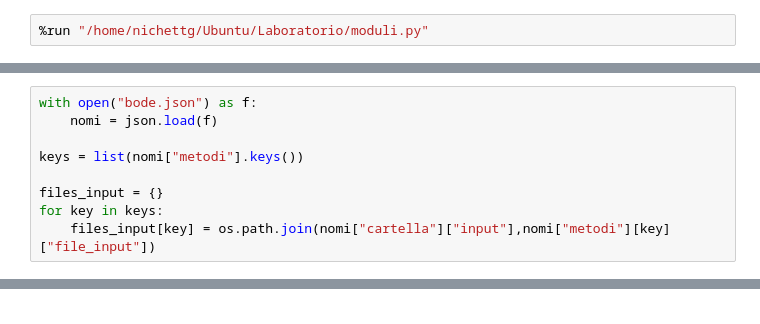
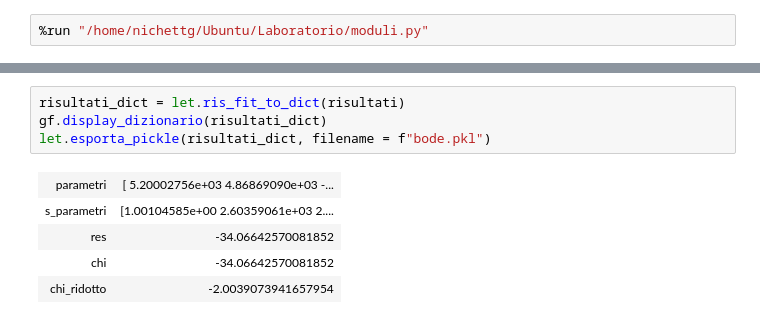
Before and after one commit to nichettg/Codici, a Jupyter notebook: 6. RC Dominio Frequenza/bode.ipynb, the cells around one changed output, grey strips where cells are left out. Drawn from its saved outputs; the diff is of its cells as text.

```diff
--- a/6. RC Dominio Frequenza/bode.ipynb
+++ b/6. RC Dominio Frequenza/bode.ipynb
@@ -9,9 +2,0 @@ Lettura dal file "config.json".
-# %%
-with open("bode.json") as f:
-    nomi = json.load(f)
-
-keys = list(nomi["metodi"].keys())
-
-files_input = {}
-for key in keys:
-    files_input[key] = os.path.join(nomi["cartella"]["input"],nomi["metodi"][key]["file_input"])
@@ -407,0 +79,10 @@ if not confronto:
+# %%
+risultati_dict = let.ris_fit_to_dict(risultati)
+gf.display_dizionario(risultati_dict)
+let.esporta_pickle(risultati_dict, filename = f"bode.pkl")
+# %% [output]
+| parametri | [ 5.20002756e+03 4.86869090e+03 -... |
+| s_parametri | [1.00104585e+00 2.60359061e+03 2.... |
+| res | -34.06642570081852 |
+| chi | -34.06642570081852 |
+| chi_ridotto | -2.0039073941657954 |
```
Also changed, not shown: parts of 22 cells of this notebook, 54 other files.
